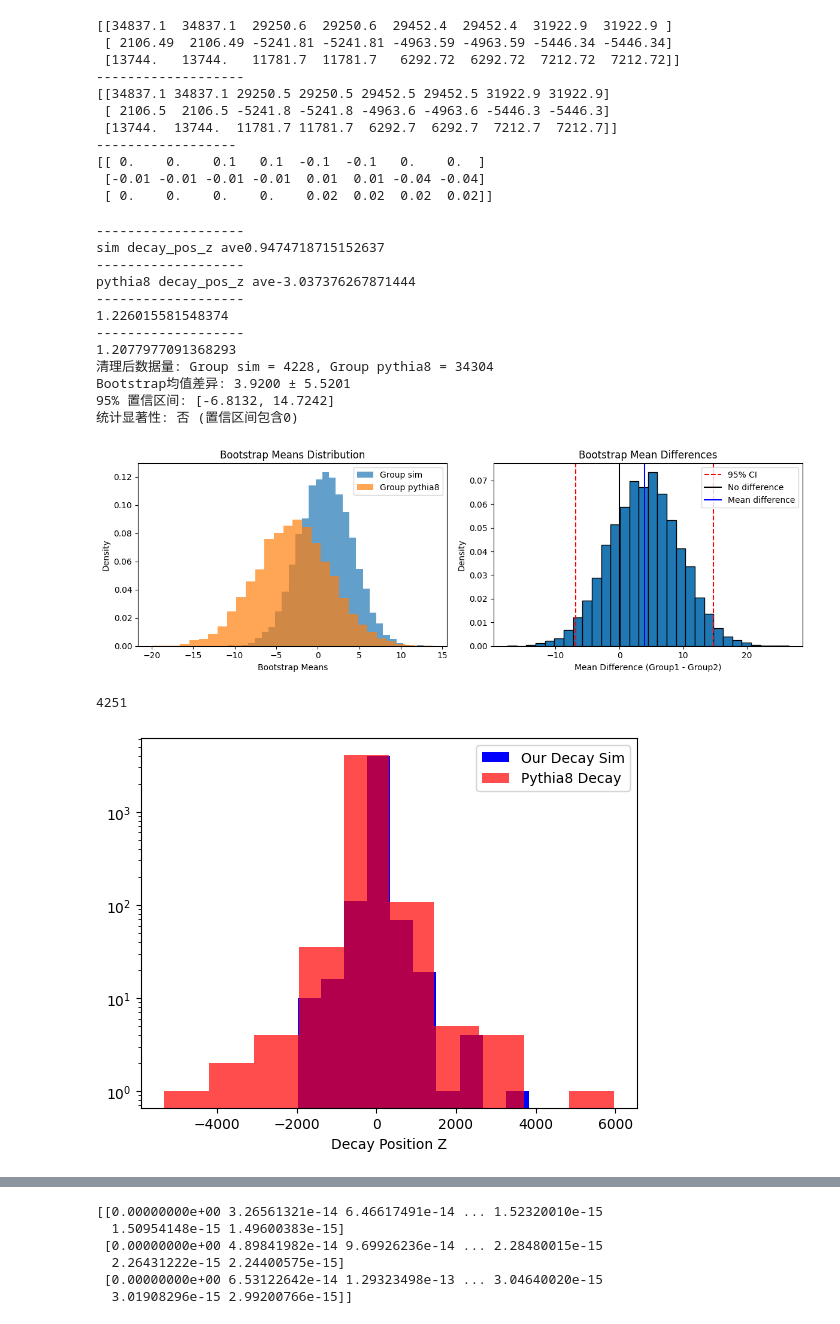
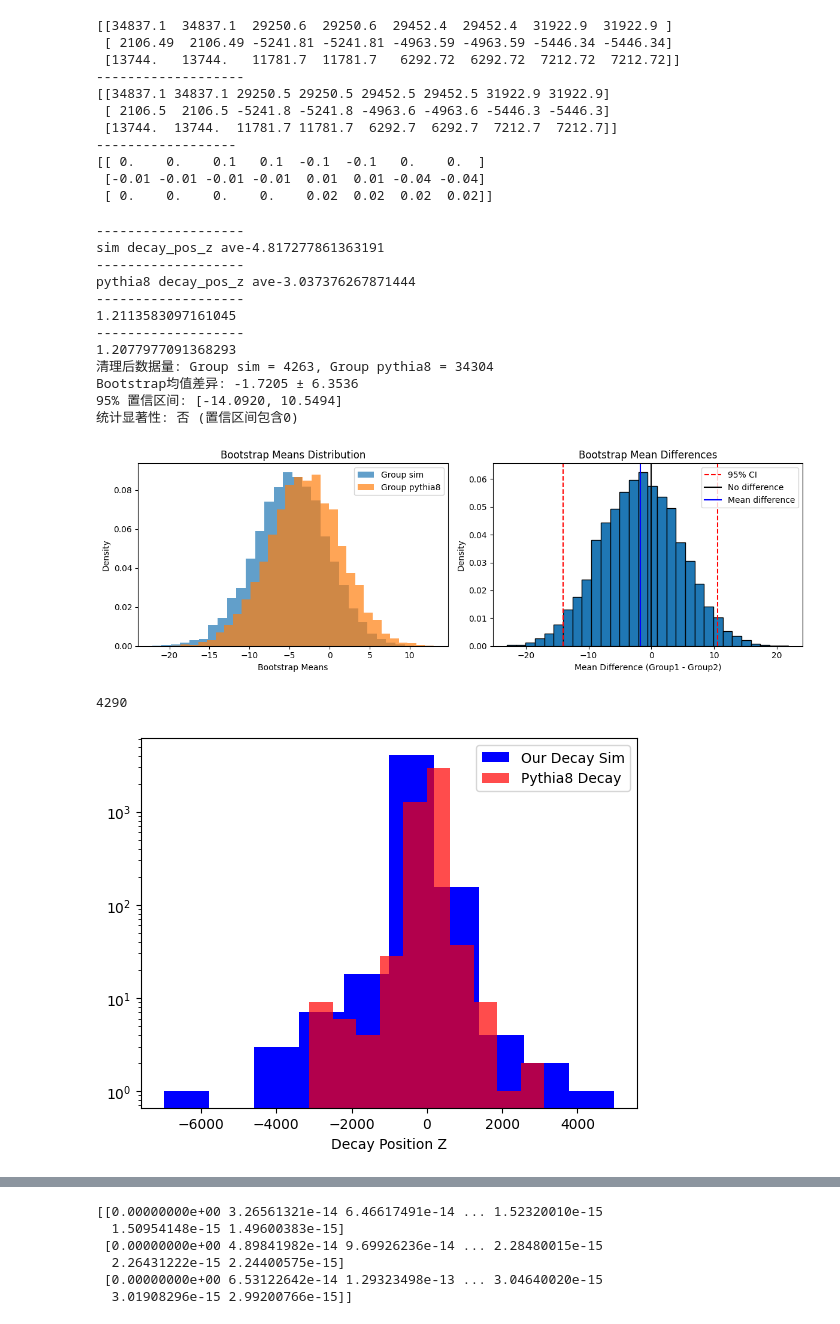
Before and after one commit to stonerainphilo/position_read_analyse_1.3, a Jupyter notebook: ALL_IN_ONE/Momentum_Analyse/test.ipynb, the cells around one changed output, grey strips where cells are left out. Drawn from its saved outputs; the diff is of its cells as text; code cells hidden in the pictures.

Commit message:
修改：     ALL_IN_ONE/Momentum_Analyse/test.ipynb 	修改：     ALL_IN_ONE/Momentum_Analyse/test.py 	修改：     Shiyuzhe_Ubuntu_generate_save_analyse_judge_for_pythia83XX.ipynb

```diff
--- a/ALL_IN_ONE/Momentum_Analyse/test.ipynb
+++ b/ALL_IN_ONE/Momentum_Analyse/test.ipynb
@@ -80,7 +80,7 @@ import pandas as pd
 import matplotlib.pyplot as plt
 import numpy as np
 labels=['Group sim', 'Group pythia8']
-decay_sim = pd.read_csv('/media/ubuntu/6156e08b-fdb1-4cde-964e-431f74a6078e/Program/PRA/Github/position_read_analyse_1.3/test/test_decay.csv')
+decay_sim = pd.read_csv('/media/ubuntu/6156e08b-fdb1-4cde-964e-431f74a6078e/Program/PRA/Github/position_read_analyse_1.3/test/test_decay_b.csv')
 decay_pythia8 = pd.read_csv('/media/ubuntu/6156e08b-fdb1-4cde-964e-431f74a6078e/Program/PRA/Github/position_read_analyse_1.3/test/test/2025-11-30_2HDM_B_test/LLP_data/pythia8_1.csv')
 
 def bootstrap_comparison(data1, data2, n_bootstrap=1000):
@@ -177,39 +177,39 @@ print('-------------------')
 print('pythia8 decay_pos_z ave'+f'{mean_pythia8_z}')
 
 # gamma1, gamma2 = calculate_gamma(decay_pythia8['p_x'], decay_pythia8['p_y'], decay_pythia8['p_z'], decay_pythia8['e'])
 # tau_lab = decay_pythia8['tau'] * gamma1
 # print(gamma1[:5])
 print('-------------------')
 print(np.mean(decay_sim['tau']))
 print('-------------------')
 print(np.mean(decay_pythia8['tau']))
 # X_diff = bootstrap_comparison(decay_sim['decay_pos_x'], decay_pythia8['decay_pos_x'], n_bootstrap=10000)
 # Y_diff = bootstrap_comparison(decay_sim['decay_pos_y'], decay_pythia8['decay_pos_y'], n_bootstrap=10000)
 Z_diff = bootstrap_comparison(decay_sim['decay_pos_z'], decay_pythia8['decay_pos_z'], n_bootstrap=10000)
 # df = pd.DataFrame(decay_pos, columns=['decay_pos_x', 'decay_pos_y', 'decay_pos_z'])
 # df.to_csv('/media/ubuntu/6156e08b-fdb1-4cde-964e-431f74a6078e/Program/PRA/Github/position_read_analyse_1.3/test/test_decay.csv')
 size_1 = len(decay_sim)
 print(size_1)
 plt.hist(np.random.choice(decay_sim['decay_pos_z'], size=size_1), label = 'Our Decay Sim', color='blue')
 plt.hist(np.random.choice(decay_pythia8['decay_pos_z'], size_1), label='Pythia8 Decay', color='red', alpha=0.7)
 plt.legend()
 plt.yscale('log')
 plt.xlabel('Decay Position Z')
 plt.show()
 # %% [output]
 -------------------
-sim decay_pos_z ave0.9474718715152637
+sim decay_pos_z ave-4.817277861363191
 -------------------
 pythia8 decay_pos_z ave-3.037376267871444
 -------------------
-1.226015581548374
+1.2113583097161045
 -------------------
 1.2077977091368293
-清理后数据量: Group sim = 4228, Group pythia8 = 34304
-Bootstrap均值差异: 3.9200 ± 5.5201
-95% 置信区间: [-6.8132, 14.7242]
+清理后数据量: Group sim = 4263, Group pythia8 = 34304
+Bootstrap均值差异: -1.7205 ± 6.3536
+95% 置信区间: [-14.0920, 10.5494]
 统计显著性: 否 (置信区间包含0)
-[figure, old version]
+[figure, new version]
-4251
+4290
-[figure, old version]
+[figure, new version]
 # %%
```
Also changed, not shown: parts of 1 cell of this notebook, 5 other files.
